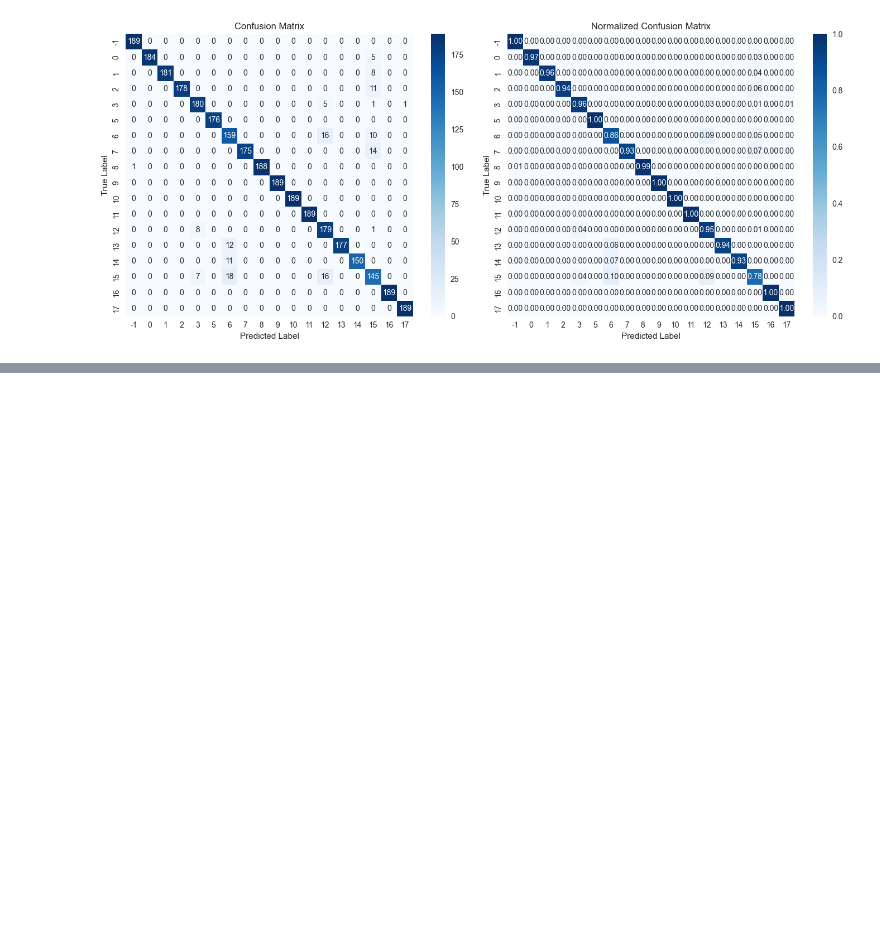
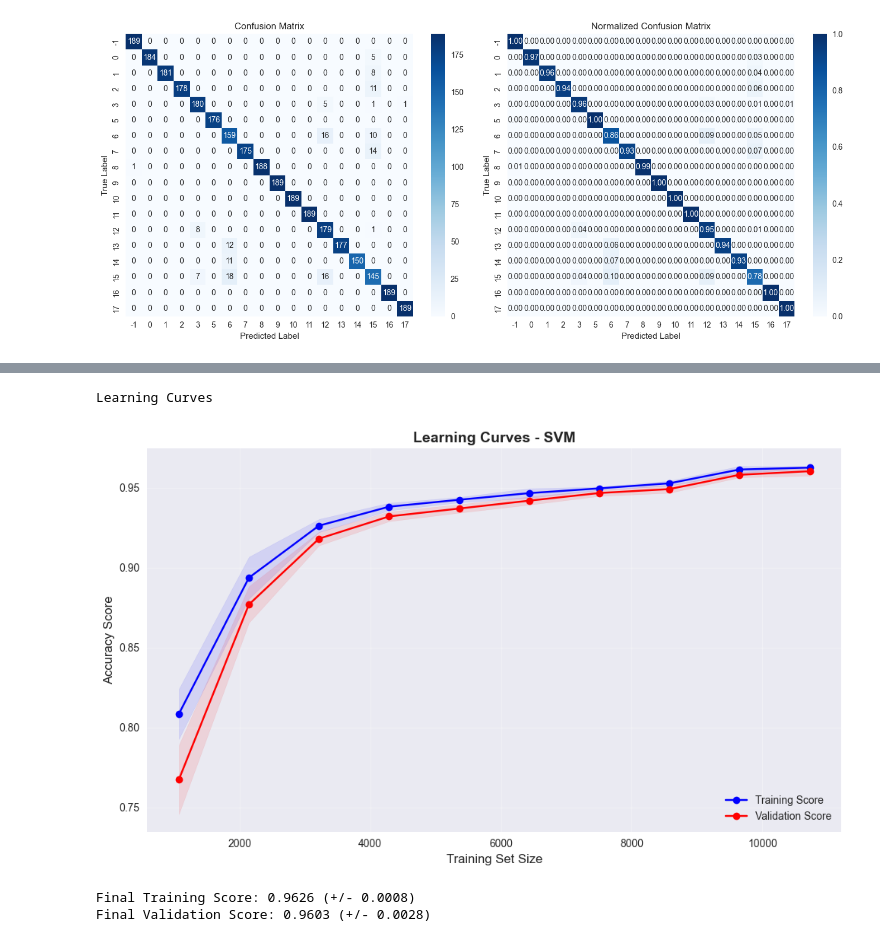
Before and after one commit to tyler-engineers-things/Machine-Learning-Joint-Analysis, a Jupyter notebook: src/svm_vis.ipynb, the cells around one changed output, grey strips where cells are left out. Cells and saved outputs as stored; diff of their text form; code cells hidden in the pictures; blank space fills up the shorter version.

```diff
--- a/src/svm_vis.ipynb
+++ b/src/svm_vis.ipynb
@@ -111,0 +174,44 @@ Total variance explained by PC1 and PC2: 41.02%
+# %%
+# Learning Curves
+def plot_learning_curves(X_train, y_train, svm_pipeline):
+    train_sizes, train_scores, val_scores = learning_curve(
+        SVC(kernel="rbf", C=1.0, gamma="scale"),
+        X_train, y_train,
+        train_sizes=np.linspace(0.1, 1.0, 10),
+        cv=5,
+        n_jobs=-1,
+        scoring='accuracy'
+    )
+
+    train_mean = np.mean(train_scores, axis=1)
+    train_std = np.std(train_scores, axis=1)
+    val_mean = np.mean(val_scores, axis=1)
+    val_std = np.std(val_scores, axis=1)
+
+    plt.figure(figsize=(10, 6))
+    plt.plot(train_sizes, train_mean, 'o-', color='blue', label='Training Score')
+    plt.plot(train_sizes, val_mean, 'o-', color='red', label='Validation Score')
+
+    plt.fill_between(train_sizes, train_mean - train_std, train_mean + train_std,
+                     alpha=0.1, color='blue')
+    plt.fill_between(train_sizes, val_mean - val_std, val_mean + val_std,
+                     alpha=0.1, color='red')
+
+    plt.xlabel('Training Set Size', fontsize=12)
+    plt.ylabel('Accuracy Score', fontsize=12)
+    plt.title('Learning Curves - SVM', fontsize=14, fontweight='bold')
+    plt.legend(loc='lower right')
+    plt.grid(True, alpha=0.3)
+    plt.tight_layout()
+    plt.show()
+
+    print(f"\nFinal Training Score: {train_mean[-1]:.4f} (+/- {train_std[-1]:.4f})")
+    print(f"Final Validation Score: {val_mean[-1]:.4f} (+/- {val_std[-1]:.4f})")
+
+print("\nLearning Curves")
+plot_learning_curves(X_train, y_train, svm_pipeline)
+# %% [output]
+Learning Curves
+[figure, added]
+Final Training Score: 0.9626 (+/- 0.0008)
+Final Validation Score: 0.9603 (+/- 0.0028)
```
Also changed, not shown: parts of 3 cells of this notebook.
